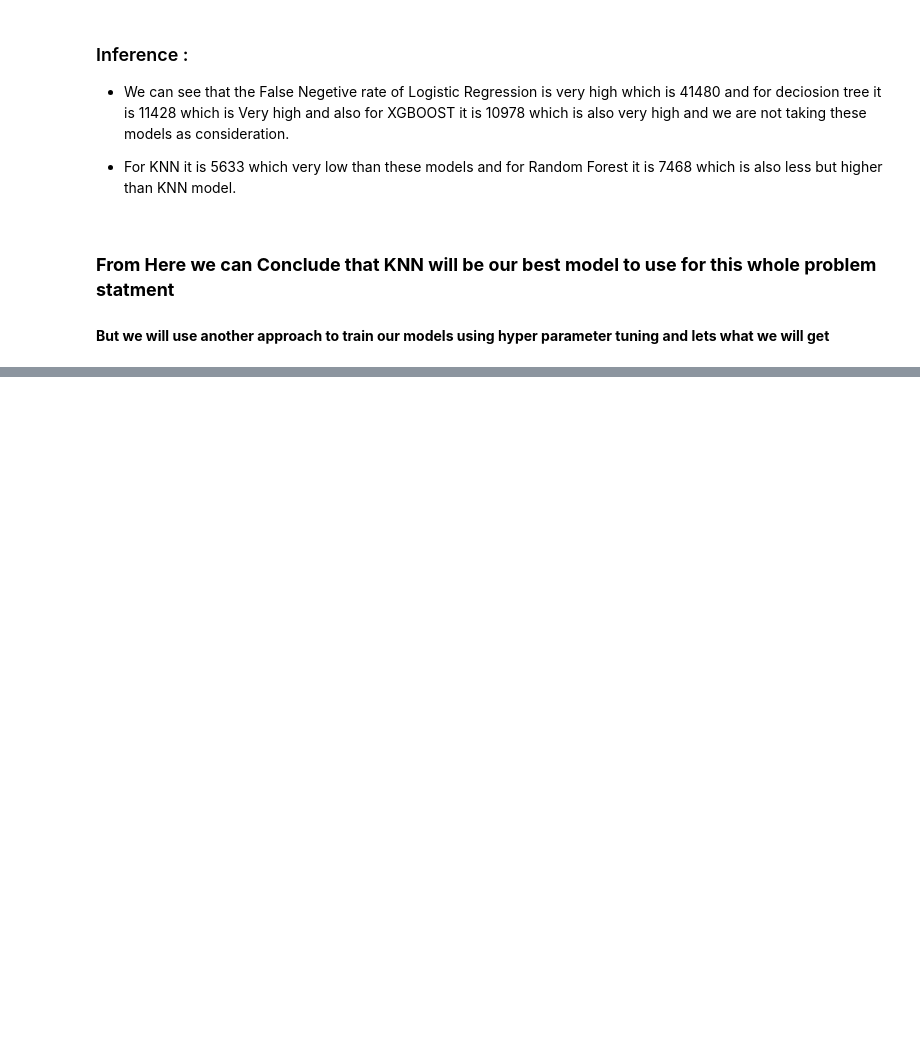
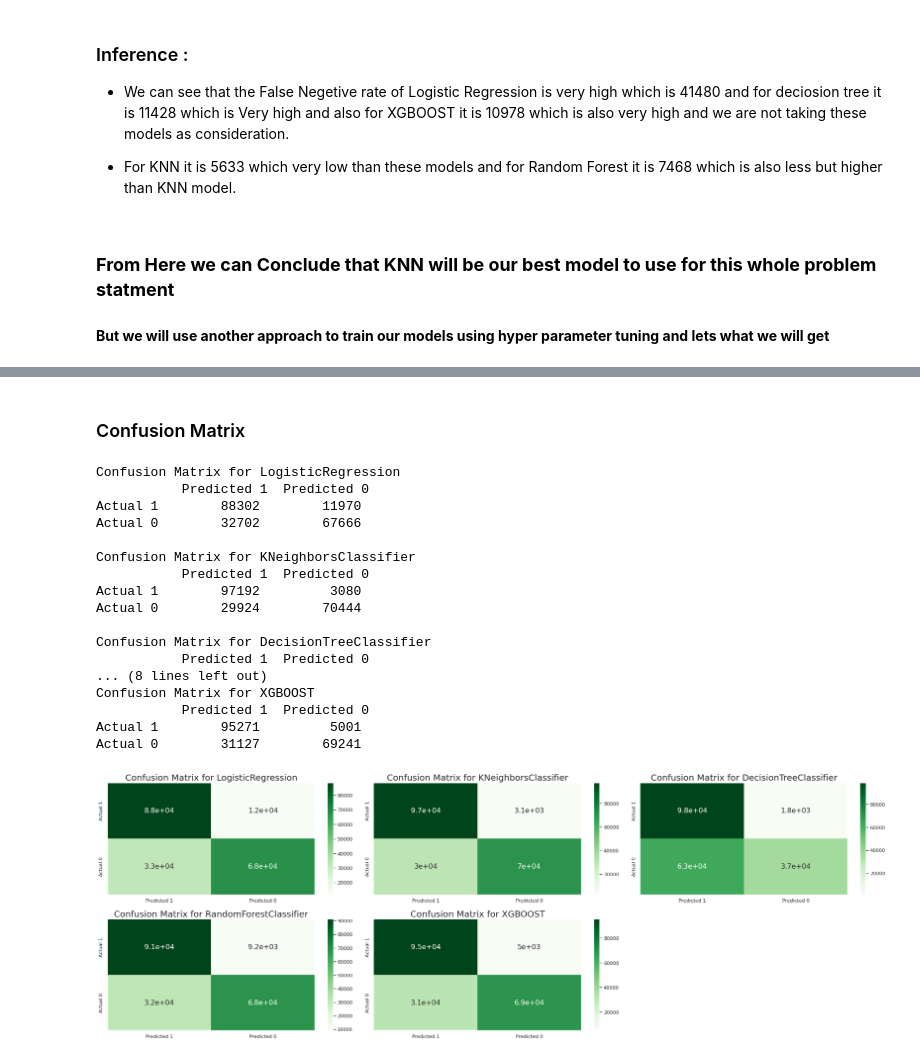
Before and after one commit to pinky-thakur/Health_Insuarance_Cross_Sell_Prediction, a Jupyter notebook: Health_Insurance_Cross_Sell_Prediction.ipynb, the cells around one changed output, grey strips where cells are left out. Cells and saved outputs as stored; diff of their text form; code cells hidden in the pictures; blank space fills up the shorter version.

```diff
--- a/Health_Insurance_Cross_Sell_Prediction.ipynb
+++ b/Health_Insurance_Cross_Sell_Prediction.ipynb
@@ -1528,0 +1700,3 @@ Actual 0        10338        90030
+# %%
+# Training our model and getting the predictions done by our different models
+result_1 = hyperparameter_tuner(models)
@@ -1528,0 +1774,24 @@ Actual 0        10338        90030
+# %% [markdown]
+### Confusion Matrix
+# %%
+# getting confusion matrix for each model
+confusion_matrix_plot(result_1)
+# %% [output]
+Confusion Matrix for LogisticRegression
+           Predicted 1  Predicted 0
+Actual 1        88302        11970
+Actual 0        32702        67666
+
+Confusion Matrix for KNeighborsClassifier
+           Predicted 1  Predicted 0
+Actual 1        97192         3080
+Actual 0        29924        70444
+
+Confusion Matrix for DecisionTreeClassifier
+           Predicted 1  Predicted 0
+... (8 lines left out)
+Confusion Matrix for XGBOOST
+           Predicted 1  Predicted 0
+Actual 1        95271         5001
+Actual 0        31127        69241
+[figure, added]
```
Also changed, not shown: parts of 12 cells of this notebook.
